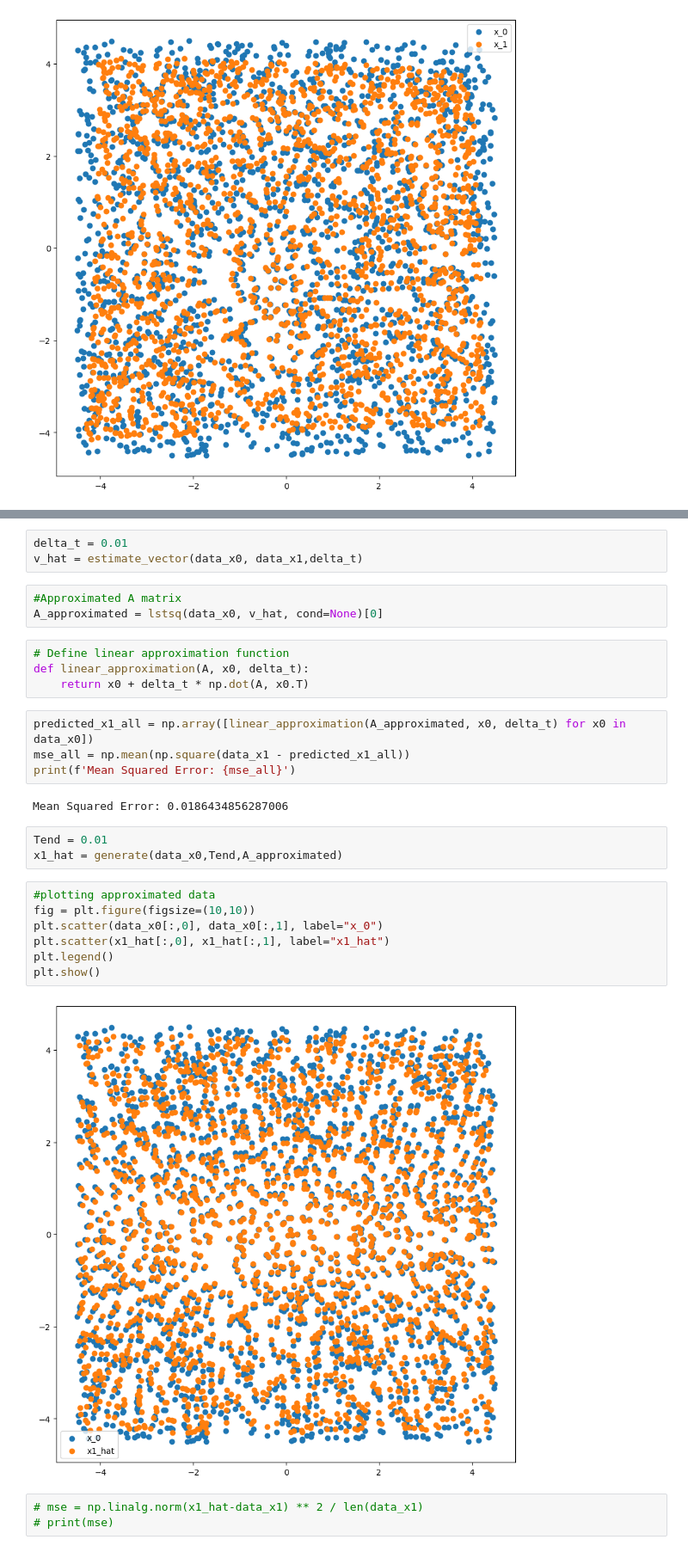
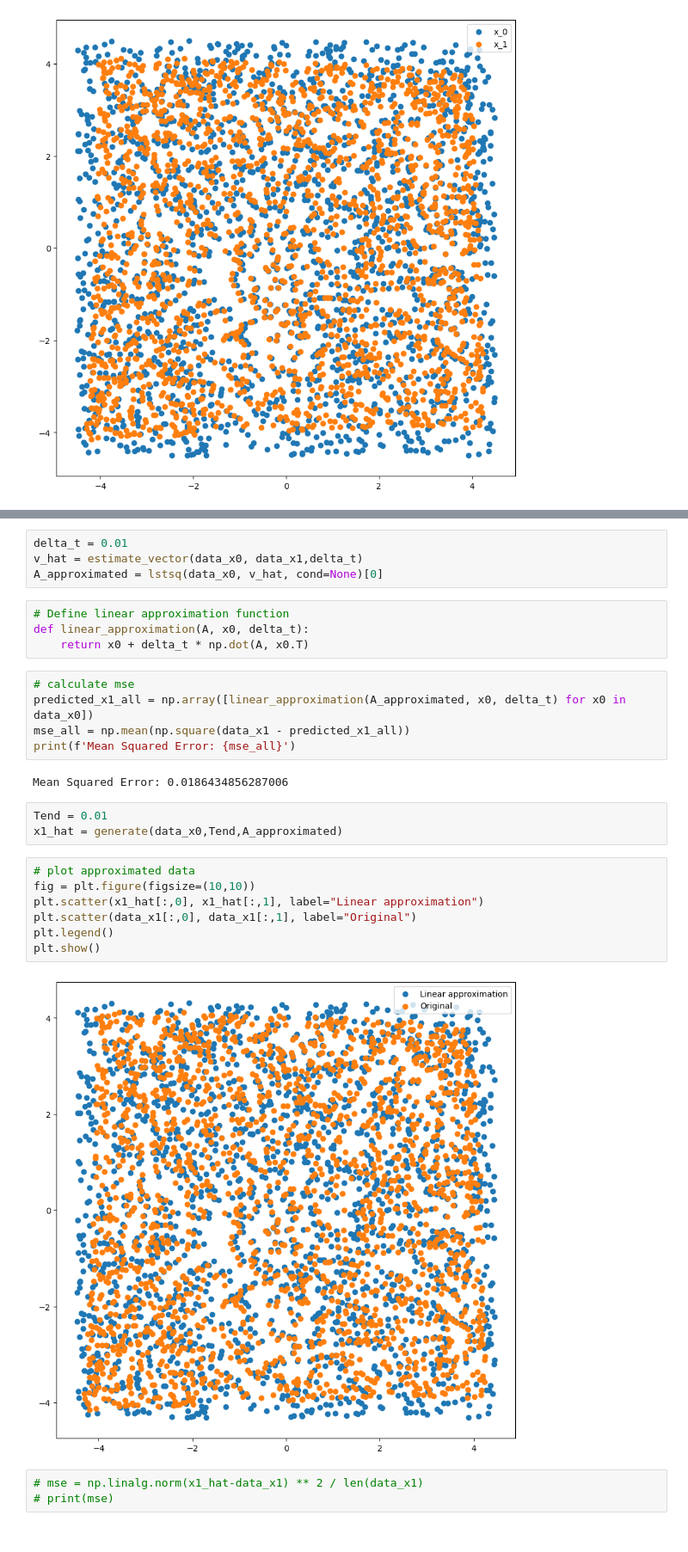
Before and after one commit to mymermer/MLCMS, a Jupyter notebook: Exercise05/task3.ipynb, the cells around one changed output, grey strips where cells are left out. Shown at 86% size. Saved outputs shown, nothing was run; the diff lists cells and outputs as text.

Commit message:
include new plots, produces errors

```diff
--- a/Exercise05/task3.ipynb
+++ b/Exercise05/task3.ipynb
@@ -23,14 +23,13 @@ plt.show()
 # %%
 delta_t = 0.01
 v_hat = estimate_vector(data_x0, data_x1,delta_t)
+A_approximated = lstsq(data_x0, v_hat, cond=None)[0]
-# %%
-#Approximated A matrix
-A_approximated = lstsq(data_x0, v_hat, cond=None)[0]
 # %%
 # Define linear approximation function
 def linear_approximation(A, x0, delta_t):
     return x0 + delta_t * np.dot(A, x0.T)
 # %%
+# calculate mse
 predicted_x1_all = np.array([linear_approximation(A_approximated, x0, delta_t) for x0 in data_x0])
 mse_all = np.mean(np.square(data_x1 - predicted_x1_all))
 print(f'Mean Squared Error: {mse_all}')
@@ -40,14 +39,14 @@ Mean Squared Error: 0.0186434856287006
 Tend = 0.01
 x1_hat = generate(data_x0,Tend,A_approximated)
 # %%
-#plotting approximated data
+# plot approximated data
 fig = plt.figure(figsize=(10,10))
-plt.scatter(data_x0[:,0], data_x0[:,1], label="x_0")
-plt.scatter(x1_hat[:,0], x1_hat[:,1], label="x1_hat")
+plt.scatter(x1_hat[:,0], x1_hat[:,1], label="Linear approximation")
+plt.scatter(data_x1[:,0], data_x1[:,1], label="Original")
 plt.legend()
 plt.show()
 # %% [output]
-[figure, old version]
+[figure, new version]
 # %%
 # mse = np.linalg.norm(x1_hat-data_x1) ** 2 / len(data_x1)
 # print(mse)
```
Also changed, not shown: parts of 12 cells of this notebook.
